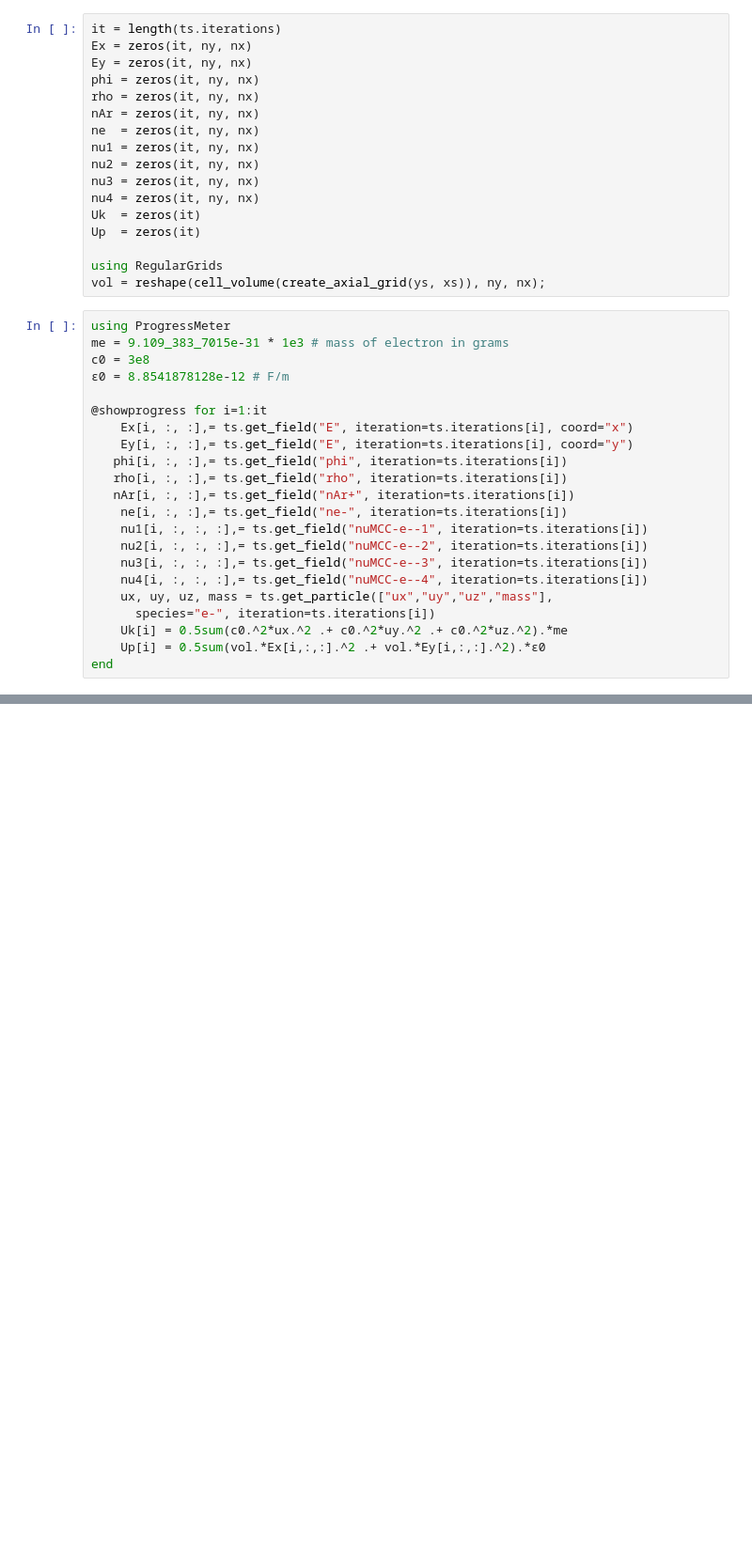
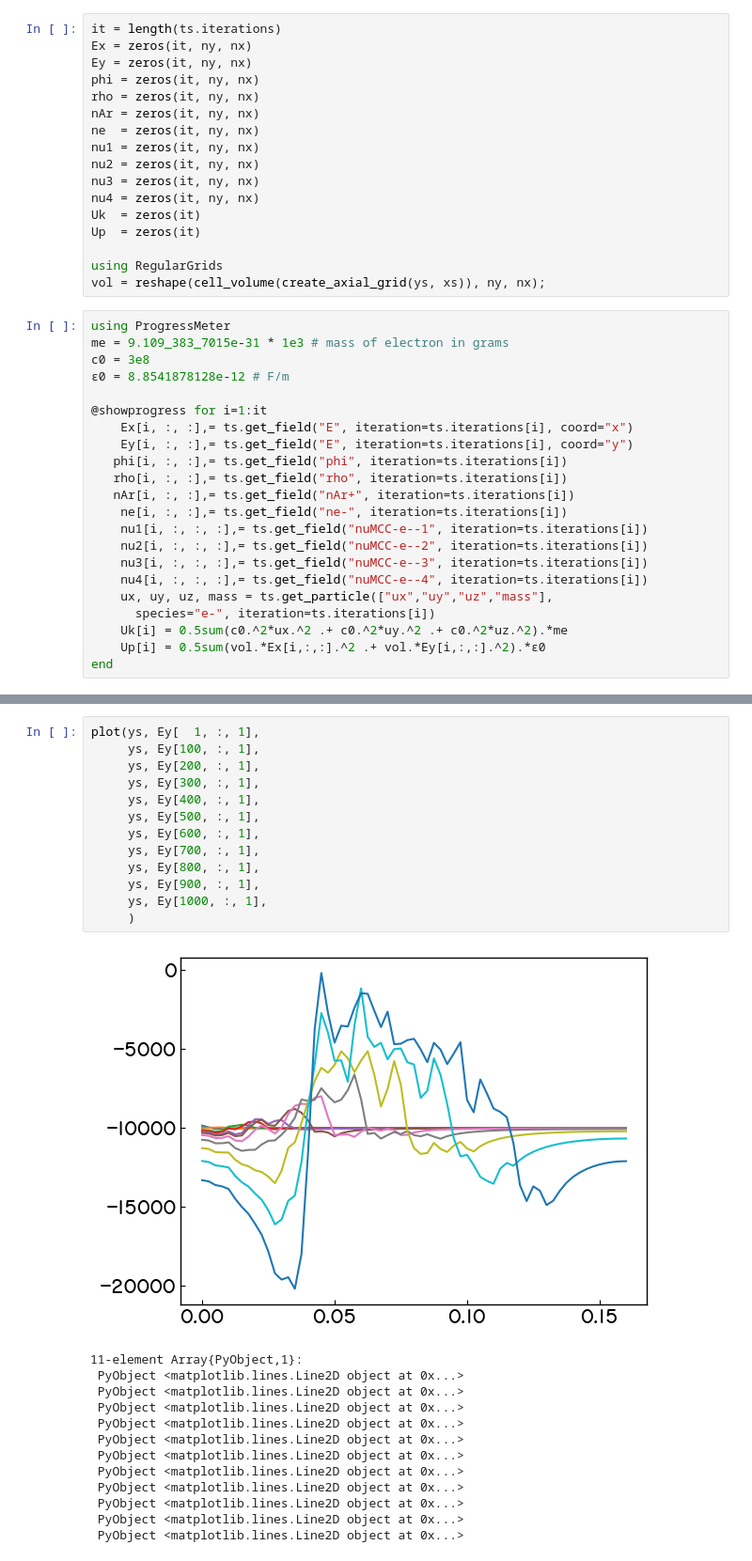
Before and after one commit to bchaber/iskra, a Jupyter notebook: problem/13_seed.ipynb, the cells around one changed output, grey strips where cells are left out. Shown at 94% size. Cells and saved outputs as stored; diff of their text form; blank space fills up the shorter version.

```diff
--- a/problem/13_seed.ipynb
+++ b/problem/13_seed.ipynb
@@ -113,3 +124,30 @@ subplots_adjust(top=1.0, right=2.0, wspace=0.3, hspace=0.5)
+# %%
+plot(ys, Ey[  1, :, 1],
+     ys, Ey[100, :, 1],
+     ys, Ey[200, :, 1],
+     ys, Ey[300, :, 1],
+     ys, Ey[400, :, 1],
+     ys, Ey[500, :, 1],
+     ys, Ey[600, :, 1],
+     ys, Ey[700, :, 1],
+     ys, Ey[800, :, 1],
+     ys, Ey[900, :, 1],
+     ys, Ey[1000, :, 1],
+     )
+# %% [output]
+[figure, added]
+11-element Array{PyObject,1}:
+ PyObject <matplotlib.lines.Line2D object at 0x...>
+ PyObject <matplotlib.lines.Line2D object at 0x...>
+ PyObject <matplotlib.lines.Line2D object at 0x...>
+ PyObject <matplotlib.lines.Line2D object at 0x...>
+ PyObject <matplotlib.lines.Line2D object at 0x...>
+ PyObject <matplotlib.lines.Line2D object at 0x...>
+ PyObject <matplotlib.lines.Line2D object at 0x...>
+ PyObject <matplotlib.lines.Line2D object at 0x...>
+ PyObject <matplotlib.lines.Line2D object at 0x...>
+ PyObject <matplotlib.lines.Line2D object at 0x...>
+ PyObject <matplotlib.lines.Line2D object at 0x...>
 # %%
 subplot(2,4,1); imshow(nAr[1,:,:]); xticks([]); yticks([]);
 title("katoda", fontsize=12); xlabel("anoda", fontsize=12)
```
Also changed, not shown: parts of 9 cells of this notebook, 1 other file.
